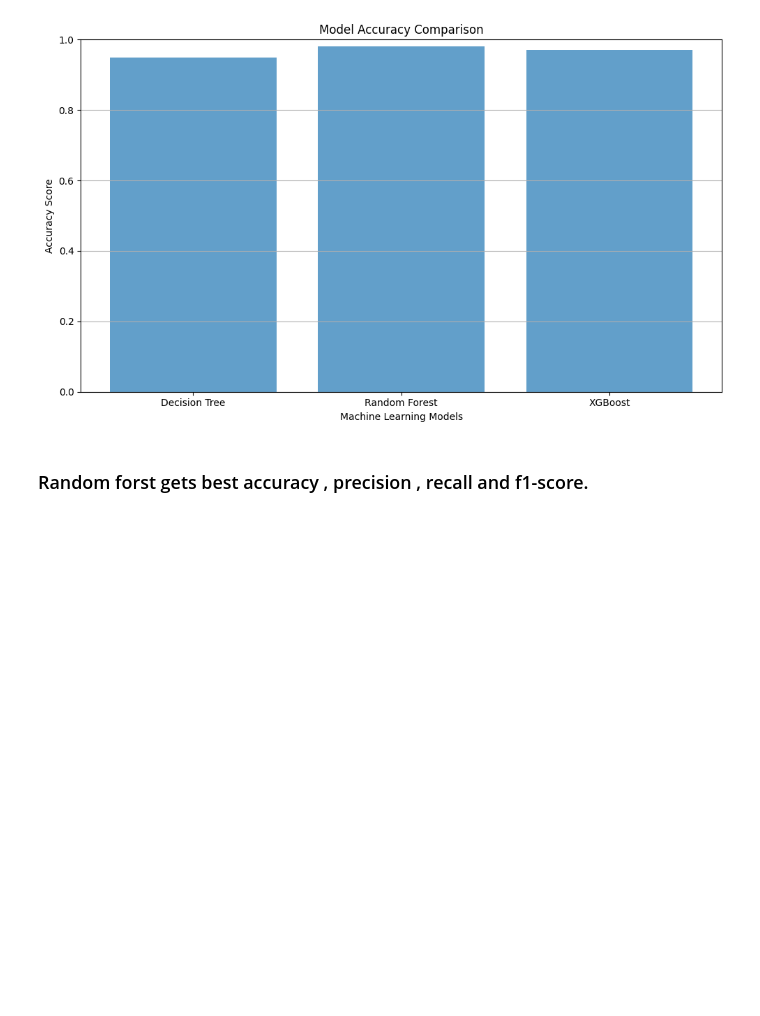
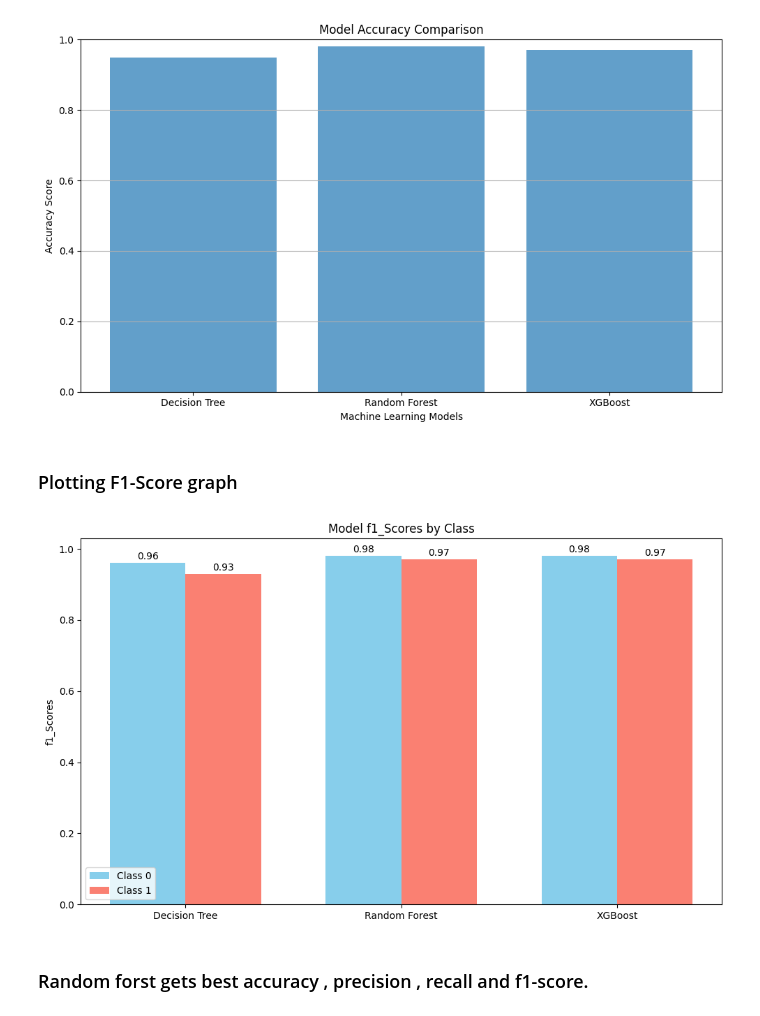
Before and after one commit to Himanshu0508Raturi/ML-aIrIEEEna-Submission, a Jupyter notebook: train.ipynb, the cells around one changed output. Cells and saved outputs as stored; diff of their text form; code cells hidden in the pictures; blank space fills up the shorter version.

```diff
--- a/train.ipynb
+++ b/train.ipynb
@@ -220,6 +220,38 @@ plt.tight_layout()
 plt.show()
 # %% [output]
 [figure]
+# %% [markdown]
+### Plotting F1-Score graph
+# %%
+models = ['Decision Tree', 'Random Forest', 'XGBoost']
+scores = [[0.96, 0.98, 0.98], [0.93, 0.97, 0.97]]
+labels = ['Class 0', 'Class 1']
+colors = ['skyblue', 'salmon']
+
+x = np.arange(len(models))
+w = 0.35
+
+fig, ax = plt.subplots(figsize=(10,6))
+
+bars = []
+for i, (score, label, color) in enumerate(zip(scores, labels, colors)):
+    bars.append(ax.bar(x + (i-0.5)*w, score, w, label=label, color=color))
+
+ax.set_ylabel('f1_Scores')
+ax.set_title('Model f1_Scores by Class')
+ax.set_xticks(x)
+ax.set_xticklabels(models)
+ax.legend()
+
+for group in bars:
+    for bar in group:
+        ax.text(bar.get_x()+bar.get_width()/2, bar.get_height()+0.01,
+                f'{bar.get_height():.2f}', ha='center')
+
+plt.tight_layout()
+plt.show()
+# %% [output]
+[figure, added]
 # %% [markdown]
 ### Random forst gets best accuracy , precision , recall and f1-score.
 # %% [markdown]
```
Also changed, not shown: parts of 17 cells of this notebook, 2 other files.
